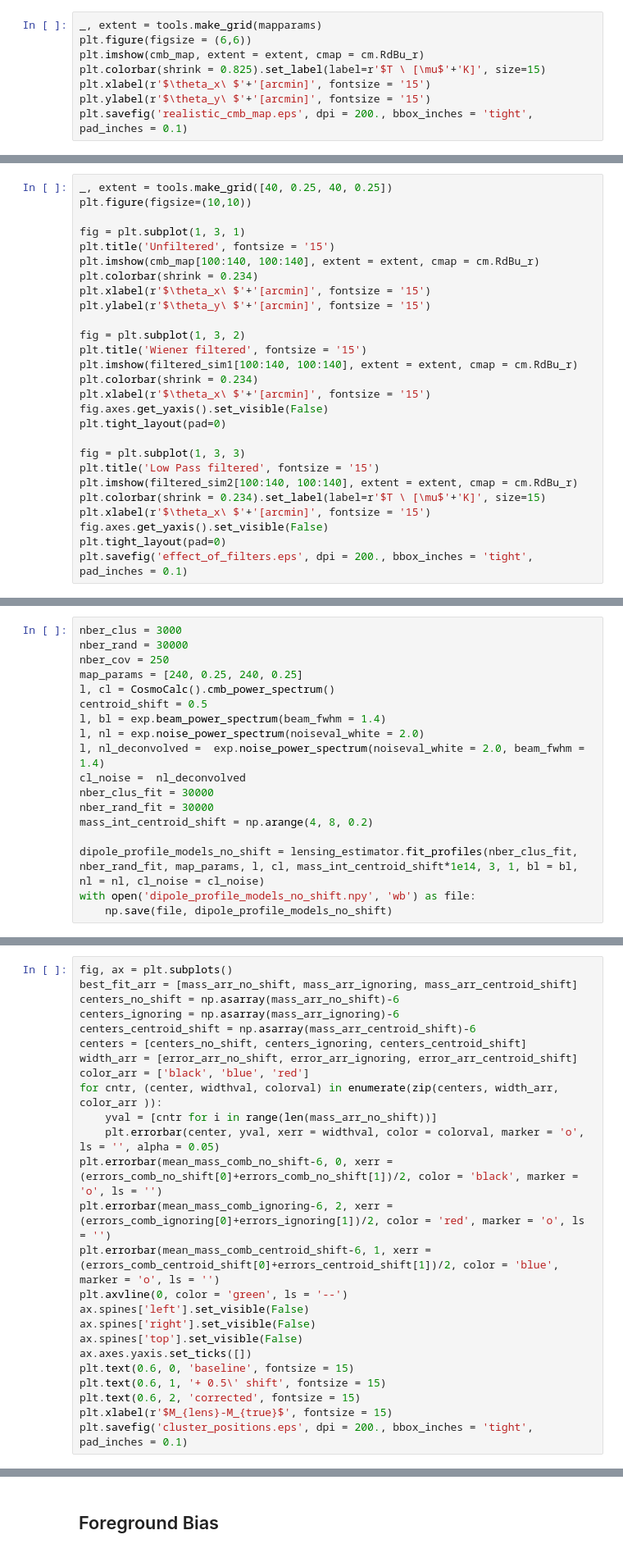
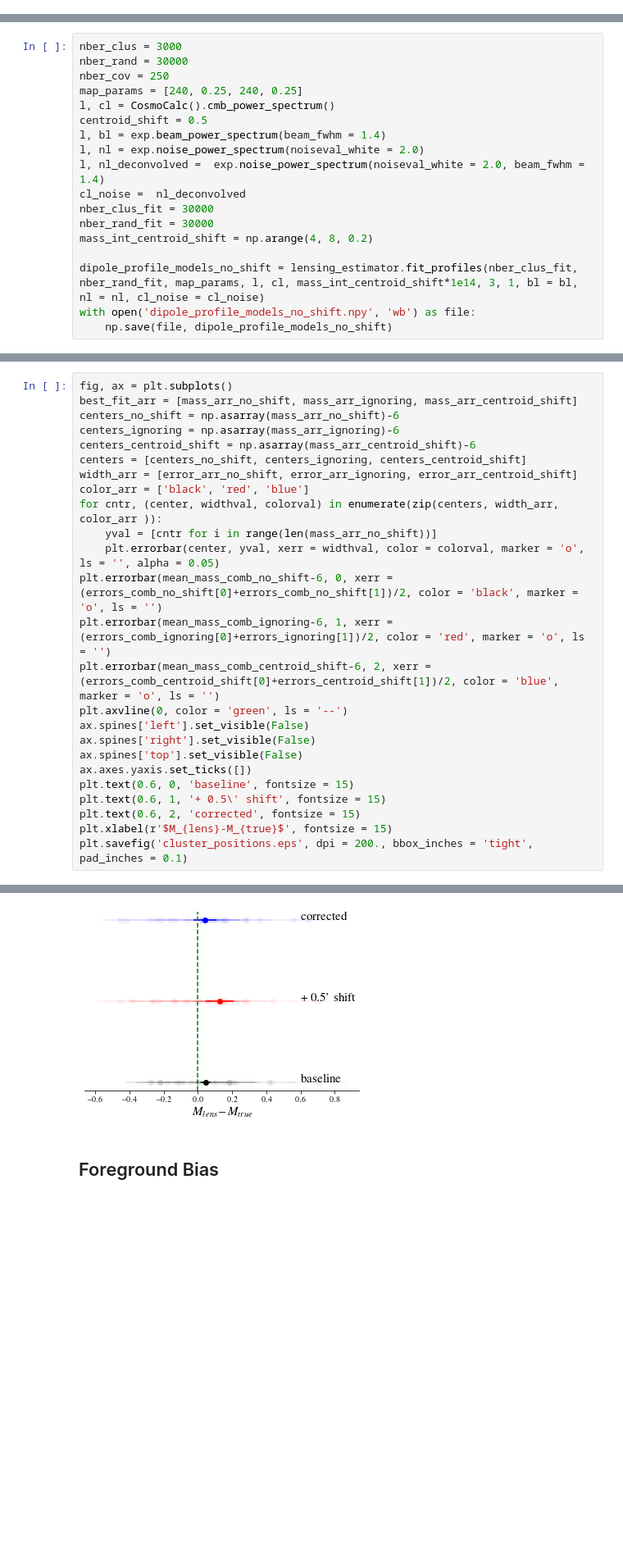
Before and after one commit to s6kelevy/cmb_lensing, a Jupyter notebook: random.ipynb, the cells around one changed output, grey strips where cells are left out. Shown at 82% size. Saved outputs shown, nothing was run; the diff lists cells and outputs as text; blank space fills up the shorter version.

```diff
--- a/random.ipynb
+++ b/random.ipynb
@@ -26,8 +23,0 @@ import tools
-# %%
-_, extent = tools.make_grid(mapparams)
-plt.figure(figsize = (6,6))
-plt.imshow(cmb_map, extent = extent, cmap = cm.RdBu_r)
-plt.colorbar(shrink = 0.825).set_label(label=r'$T \ [\mu$'+'K]', size=15)
-plt.xlabel(r'$\theta_x\ $'+'[arcmin]', fontsize = '15')
-plt.ylabel(r'$\theta_y\ $'+'[arcmin]', fontsize = '15')
-plt.savefig('realistic_cmb_map.eps', dpi = 200., bbox_inches = 'tight', pad_inches = 0.1)
@@ -53,27 +23,0 @@ filtered_sim2 = tools.low_pass_filter(mapparams, filtered_sim1, l, 2000)
-# %%
-_, extent = tools.make_grid([40, 0.25, 40, 0.25])
-plt.figure(figsize=(10,10))
-
-fig = plt.subplot(1, 3, 1)
-plt.title('Unfiltered', fontsize = '15')
-plt.imshow(cmb_map[100:140, 100:140], extent = extent, cmap = cm.RdBu_r)
-plt.colorbar(shrink = 0.234)
-plt.xlabel(r'$\theta_x\ $'+'[arcmin]', fontsize = '15')
-plt.ylabel(r'$\theta_y\ $'+'[arcmin]', fontsize = '15')
-
-fig = plt.subplot(1, 3, 2)
-plt.title('Wiener filtered', fontsize = '15')
-plt.imshow(filtered_sim1[100:140, 100:140], extent = extent, cmap = cm.RdBu_r)
-plt.colorbar(shrink = 0.234)
-plt.xlabel(r'$\theta_x\ $'+'[arcmin]', fontsize = '15')
-fig.axes.get_yaxis().set_visible(False)
-plt.tight_layout(pad=0)
-
-fig = plt.subplot(1, 3, 3)
-plt.title('Low Pass filtered', fontsize = '15')
-plt.imshow(filtered_sim2[100:140, 100:140], extent = extent, cmap = cm.RdBu_r)
-plt.colorbar(shrink = 0.234).set_label(label=r'$T \ [\mu$'+'K]', size=15)
-plt.xlabel(r'$\theta_x\ $'+'[arcmin]', fontsize = '15')
-fig.axes.get_yaxis().set_visible(False)
-plt.tight_layout(pad=0)
-plt.savefig('effect_of_filters.eps', dpi = 200., bbox_inches = 'tight', pad_inches = 0.1)
@@ -741,13 +506,13 @@ centers_ignoring = np.asarray(mass_arr_ignoring)-6
 centers_centroid_shift = np.asarray(mass_arr_centroid_shift)-6
 centers = [centers_no_shift, centers_ignoring, centers_centroid_shift]
 width_arr = [error_arr_no_shift, error_arr_ignoring, error_arr_centroid_shift]
-color_arr = ['black', 'blue', 'red']
+color_arr = ['black', 'red', 'blue']
 for cntr, (center, widthval, colorval) in enumerate(zip(centers, width_arr, color_arr )):
     yval = [cntr for i in range(len(mass_arr_no_shift))]
     plt.errorbar(center, yval, xerr = widthval, color = colorval, marker = 'o', ls = '', alpha = 0.05)
 plt.errorbar(mean_mass_comb_no_shift-6, 0, xerr = (errors_comb_no_shift[0]+errors_comb_no_shift[1])/2, color = 'black', marker = 'o', ls = '')
-plt.errorbar(mean_mass_comb_ignoring-6, 2, xerr = (errors_comb_ignoring[0]+errors_ignoring[1])/2, color = 'red', marker = 'o', ls = '')
-plt.errorbar(mean_mass_comb_centroid_shift-6, 1, xerr = (errors_comb_centroid_shift[0]+errors_centroid_shift[1])/2, color = 'blue', marker = 'o', ls = '')
+plt.errorbar(mean_mass_comb_ignoring-6, 1, xerr = (errors_comb_ignoring[0]+errors_ignoring[1])/2, color = 'red', marker = 'o', ls = '')
+plt.errorbar(mean_mass_comb_centroid_shift-6, 2, xerr = (errors_comb_centroid_shift[0]+errors_centroid_shift[1])/2, color = 'blue', marker = 'o', ls = '')
 plt.axvline(0, color = 'green', ls = '--')
 ax.spines['left'].set_visible(False)
 ax.spines['right'].set_visible(False)
@@ -758,3 +523,4 @@ plt.text(0.6, 1, '+ 0.5\' shift', fontsize = 15)
 plt.text(0.6, 2, 'corrected', fontsize = 15)
 plt.xlabel(r'$M_{lens}-M_{true}$', fontsize = 15)
 plt.savefig('cluster_positions.eps', dpi = 200., bbox_inches = 'tight', pad_inches = 0.1)
+# %% [output]
@@ -761,3 +544,4 @@ plt.savefig('cluster_positions.eps', dpi = 200., bbox_inches = 'tight', pad_inch
+[figure, added]
 # %% [markdown]
 ## Foreground Bias
 # %%
```
Also changed, not shown: parts of 9 cells of this notebook.
